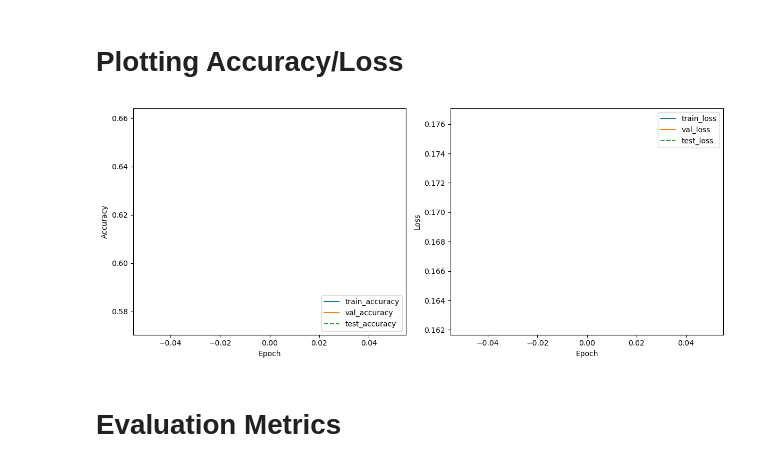
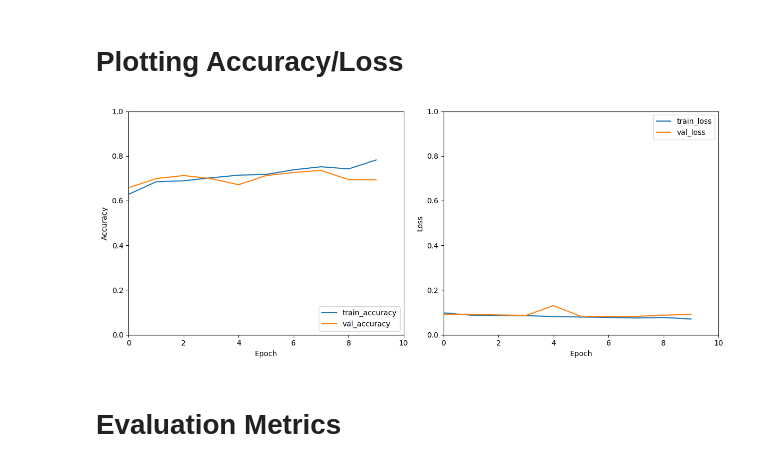
Before and after one commit to safarzadehsbeengood/cpsc483-project, a Jupyter notebook: project.ipynb, the cells around one changed output. Saved outputs shown, nothing was run; the diff lists cells and outputs as text; code cells hidden in the pictures.

```diff
--- a/project.ipynb
+++ b/project.ipynb
@@ -556,13 +351,18 @@ Estimated Total Size (MB): 2610.38
 from colorama import Fore
 
 NUM_EPOCHS = 20
-PATIENCE = 6
+PATIENCE = 4
 
 # Gradual unfreezing schedule (epoch index -> list of layer names to unfreeze)
+# unfreeze_schedule = {
+#     2: ['layer4'],
+#     4: ['layer3'],
+#     6: ['layer2'],
+# }
 unfreeze_schedule = {
-    2: ['layer4'],
-    4: ['layer3'],
-    6: ['layer2'],
+    2: ['denseblock4'],
+    4: ['denseblock3'],
+    6: ['denseblock2'],
 }
 
 epochs = []
@@ -573,23 +373,22 @@ epochs_no_improve = 0
 for epoch in range(NUM_EPOCHS):
     print(f"Epoch {epoch+1:02d}")
 
-    # # Check for gradual unfreezing
-    # if epoch in unfreeze_schedule:
-    #     layers_to_unfreeze = unfreeze_schedule[epoch]
-    #     print(f"--> Unfreezing layers: {', '.join(layers_to_unfreeze)}")
-    #     for name, param in model.named_parameters():
-    #         if any(name.startswith(layer_name) for layer_name in layers_to_unfreeze):
-    #             param.requires_grad = True
+    # Check for gradual unfreezing
+    if epoch in unfreeze_schedule:
+        layers_to_unfreeze = unfreeze_schedule[epoch]
+        print(f"--> Unfreezing layers: {', '.join(layers_to_unfreeze)}")
+        for name, param in model.named_parameters():
+            if any(name.startswith(layer_name) for layer_name in layers_to_unfreeze):
+                param.requires_grad = True
 
-    train_loss, train_acc = train_epoch(model, train_loader, optimizer, criterion)
-    test_loss, test_acc   = val_epoch(model, test_loader, criterion, "testing")
-    val_loss, val_acc     = val_epoch(model, val_loader, criterion, "validating")
+    with tqdm(total=len(train_loader)+len(val_loader), desc=f"Epoch {epoch+1:02d}") as pbar:
+      train_loss, train_acc = train_epoch(model, train_loader, optimizer, criterion, pbar)
+      val_loss, val_acc     = val_epoch(model, val_loader, criterion, pbar)
 
     scheduler.step(val_loss)
-    epochs.append((train_loss, train_acc, val_loss, val_acc, test_loss, test_acc))
+    epochs.append((train_loss, train_acc, val_loss, val_acc))
     print(f"Train - {Fore.RED}Loss: {train_loss:.4f}{Fore.RESET} | {Fore.GREEN}Acc: {train_acc:.3f}{Fore.RESET}\n"
           f"Val   - {Fore.RED}Loss: {val_loss:.4f}{Fore.RESET} | {Fore.GREEN}Acc: {val_acc:.3f}{Fore.RESET}\n"
-          f"Test  - {Fore.RED}Loss: {test_loss:.4f}{Fore.RESET} | {Fore.GREEN}Acc: {test_acc:.3f}{Fore.RESET}\n"
           f"LR: {optimizer.param_groups[0]['lr']:.1e}\n")
 
     if val_loss < best_val_loss:
@@ -618,27 +474,29 @@ KeyboardInterrupt:
 # %% [markdown]
 # Plotting Accuracy/Loss
 # %%
-train_losses, train_accs, val_losses, val_accs, test_losses, test_accs = zip(*epochs)
+train_losses, train_accs, val_losses, val_accs = zip(*epochs)
 fig, axs = plt.subplots(1, 2, figsize=(12, 5))
 
 axs[0].plot(train_accs, label='train_accuracy')
 axs[0].plot(val_accs, label='val_accuracy')
-axs[0].plot(test_accs, label='test_accuracy', linestyle='--')
+axs[0].set_ylim(0, 1)
+axs[0].set_xlim(0, len(epochs))
 axs[0].set_xlabel('Epoch')
 axs[0].set_ylabel('Accuracy')
 axs[0].legend(loc='lower right')
 
 axs[1].plot(train_losses, label='train_loss')
 axs[1].plot(val_losses, label='val_loss')
-axs[1].plot(test_losses, label='test_loss', linestyle='--')
+axs[1].set_ylim(0, 1)
+axs[1].set_xlim(0, len(epochs))
 axs[1].set_xlabel('Epoch')
 axs[1].set_ylabel('Loss')
 axs[1].legend(loc='upper right')
 
 plt.tight_layout()
 plt.show()
 # %% [output]
-[figure, old version]
+[figure, new version]
 # %% [markdown]
 # Evaluation Metrics
 # %%
```
Also changed, not shown: parts of 18 cells of this notebook, 1 other file.
